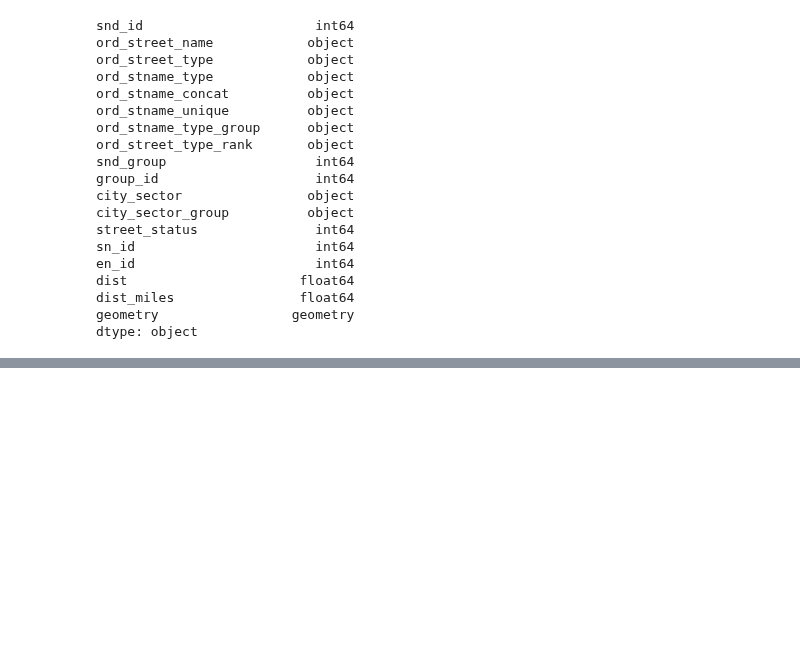
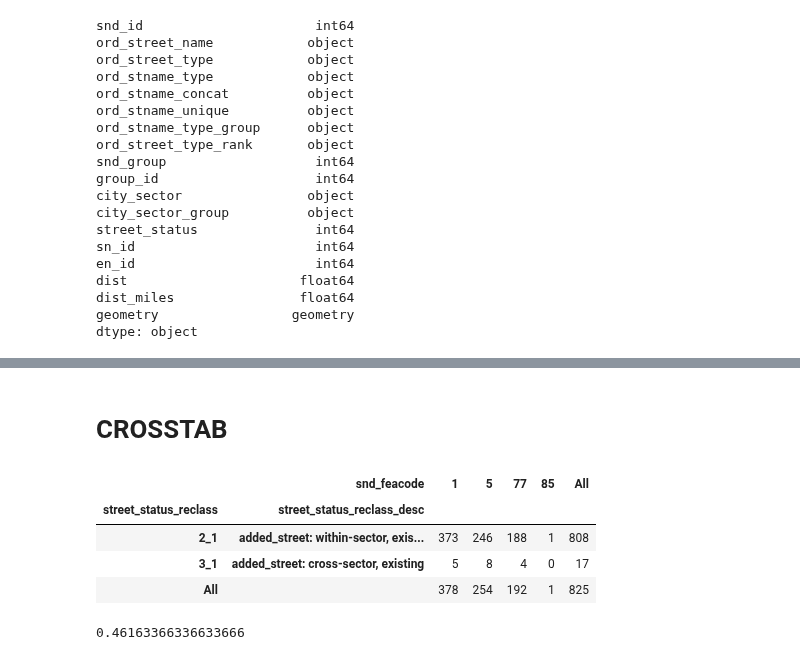
Before and after one commit to mike-babb/seattle_streets, a Jupyter notebook: code/step_13_find_missing_but_valid_segments.ipynb, the cells around one changed output, grey strips where cells are left out. Drawn from its saved outputs; the diff is of its cells as text; code cells hidden in the pictures; blank space fills up the shorter version.

```diff
--- a/code/step_13_find_missing_but_valid_segments.ipynb
+++ b/code/step_13_find_missing_but_valid_segments.ipynb
@@ -160,0 +503,3 @@ write_gdf(gdf = gdf, output_file_path=rc.OUTPUT_FILE_PATH,
+# %%
+snd_gdf = pd.merge(left = snd_gdf,  right = c_gdf[col_names],  left_on = 'ex_snd_id', right_on = 'snd_id')
+snd_gdf.shape
@@ -160,0 +508,4 @@ write_gdf(gdf = gdf, output_file_path=rc.OUTPUT_FILE_PATH,
+# %%
+# let's check the double counted streets!
+multi_segments = snd_gdf['node_pair_hash'].value_counts().to_frame(name = 'n_segments').reset_index(names='node_pair_hash')
+multi_segments = multi_segments.loc[multi_segments['n_segments'] > 1, 'node_pair_hash'].tolist()
@@ -160,0 +519,3 @@ write_gdf(gdf = gdf, output_file_path=rc.OUTPUT_FILE_PATH,
+# %%
+snd_gdf['is_multi'] = int(0)
+snd_gdf.loc[snd_gdf['node_pair_hash'].isin(multi_segments), 'is_multi'] = 1
@@ -160,0 +541,19 @@ write_gdf(gdf = gdf, output_file_path=rc.OUTPUT_FILE_PATH,
+# %% [markdown]
+# CROSSTAB
+# %%
+idx_col_names = ['street_status_reclass', 'street_status_reclass_desc']
+outcome = pd.pivot_table(data = snd_gdf, values = 'n_segments',
+                         index = idx_col_names, columns = 'snd_feacode',
+                         aggfunc='sum', fill_value=0, margins=True)
+# %%
+display(outcome)
+# %% [output]
+|  | snd_feacode | 1 | 5 | 77 | 85 | All |
+| street_status_reclass | street_status_reclass_desc |  |  |  |  |  |
+| 2_1 | added_street: within-sector, exis... | 373 | 246 | 188 | 1 | 808 |
+| 3_1 | added_street: cross-sector, existing | 5 | 8 | 4 | 0 | 17 |
+| All |  | 378 | 254 | 192 | 1 | 825 |
+# %%
+373 / 808
+# %% [output]
+0.46163366336633666
```
Also changed, not shown: parts of 53 cells of this notebook, 19 other files.
